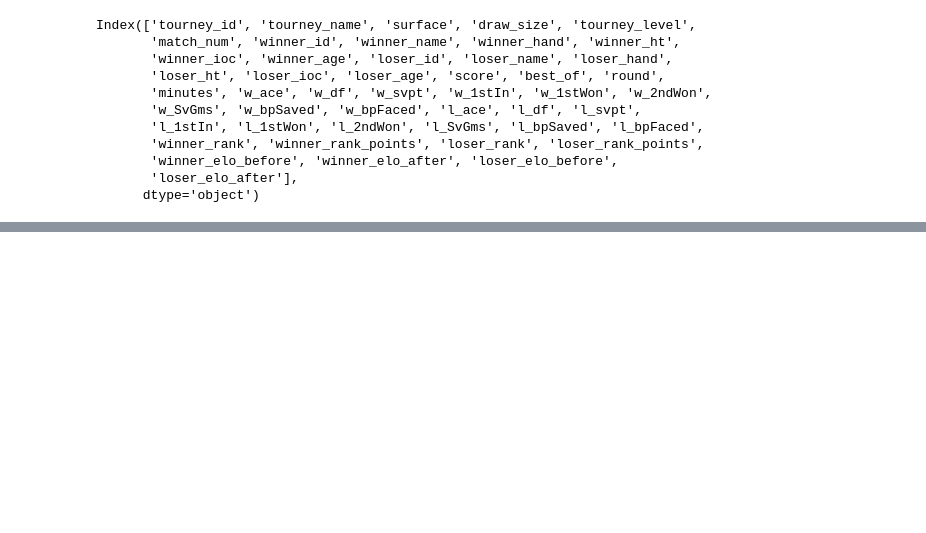
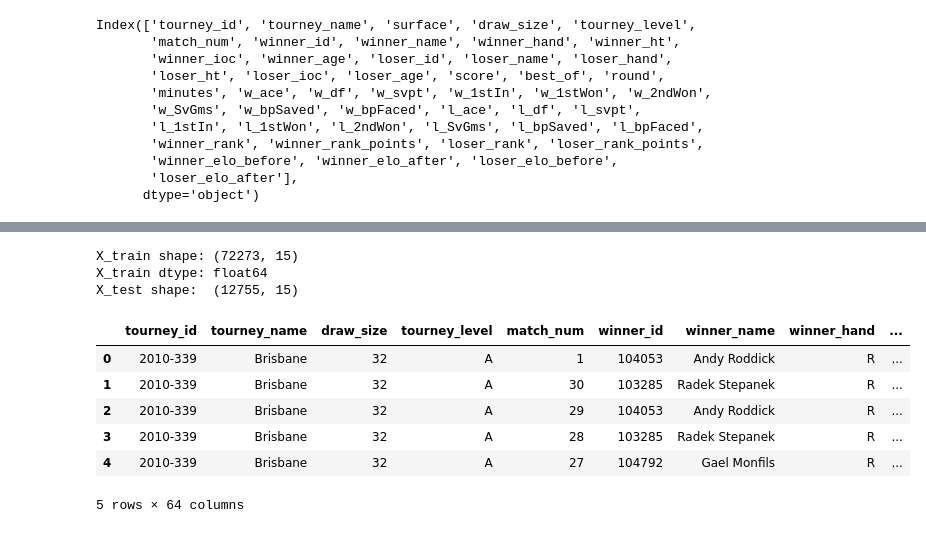
Before and after one commit to aayanjain2772/IML_PROJECT_TENNIS-PREDICTION, a Jupyter notebook: model_LR_TennisElo.ipynb, the cells around one changed output, grey strips where cells are left out. Saved outputs shown, nothing was run; the diff lists cells and outputs as text; code cells hidden in the pictures; blank space fills up the shorter version.

```diff
--- a/model_LR_TennisElo.ipynb
+++ b/model_LR_TennisElo.ipynb
@@ -93,0 +131,23 @@ feature_cols = [
+# %%
+# Target: 1 if winner is Player A (recorded winner), 0 if loser wins (flip for symmetry later)
+df["target"] = 1
+# %%
+# Create a symmetric dataset by flipping winner/loser
+df_flipped = df.copy()
+
+df_flipped["rank_diff"] = -df_flipped["rank_diff"]
+df_flipped["elo_diff"] = df["elo_diff"]
+df_flipped["ace_diff"] = -df_flipped["ace_diff"]
+df_flipped["df_diff"] = -df_flipped["df_diff"]
+df_flipped["svpt_diff"] = -df_flipped["svpt_diff"]
+df_flipped["1stIn_diff"] = -df_flipped["1stIn_diff"]
+df_flipped["1stWon_diff"] = -df_flipped["1stWon_diff"]
+df_flipped["2ndWon_diff"] = -df_flipped["2ndWon_diff"]
+df_flipped["SvGms_diff"] = -df_flipped["SvGms_diff"]
+df_flipped["bpSaved_diff"] = -df_flipped["bpSaved_diff"]
+df_flipped["bpFaced_diff"] = -df_flipped["bpFaced_diff"]
+df_flipped["age_diff"] = -df_flipped["age_diff"]
+df_flipped["target"] = 0
+# %%
+# Combine original and flipped data
+df_symmetric = pd.concat([df, df_flipped], ignore_index=True)
@@ -93,0 +162,19 @@ feature_cols = [
+# %%
+# Debug: Check array shape and type
+print("\nX_train shape:", X_train.shape)
+print("X_train dtype:", X_train.dtype)
+print("X_test shape: ", X_test.shape)
+# %% [output]
+X_train shape: (72273, 15)
+X_train dtype: float64
+X_test shape:  (12755, 15)
+# %%
+df_symmetric.head()
+# %% [output]
+|  | tourney_id | tourney_name | draw_size | tourney_level | match_num | winner_id | winner_name | winner_hand | ... |
+| 0 | 2010-339 | Brisbane | 32 | A | 1 | 104053 | Andy Roddick | R | ... |
+| 1 | 2010-339 | Brisbane | 32 | A | 30 | 103285 | Radek Stepanek | R | ... |
+| 2 | 2010-339 | Brisbane | 32 | A | 29 | 104053 | Andy Roddick | R | ... |
+| 3 | 2010-339 | Brisbane | 32 | A | 28 | 103285 | Radek Stepanek | R | ... |
+| 4 | 2010-339 | Brisbane | 32 | A | 27 | 104792 | Gael Monfils | R | ... |
+5 rows × 64 columns
```
Also changed, not shown: parts of 10 cells of this notebook, 3 other files.
